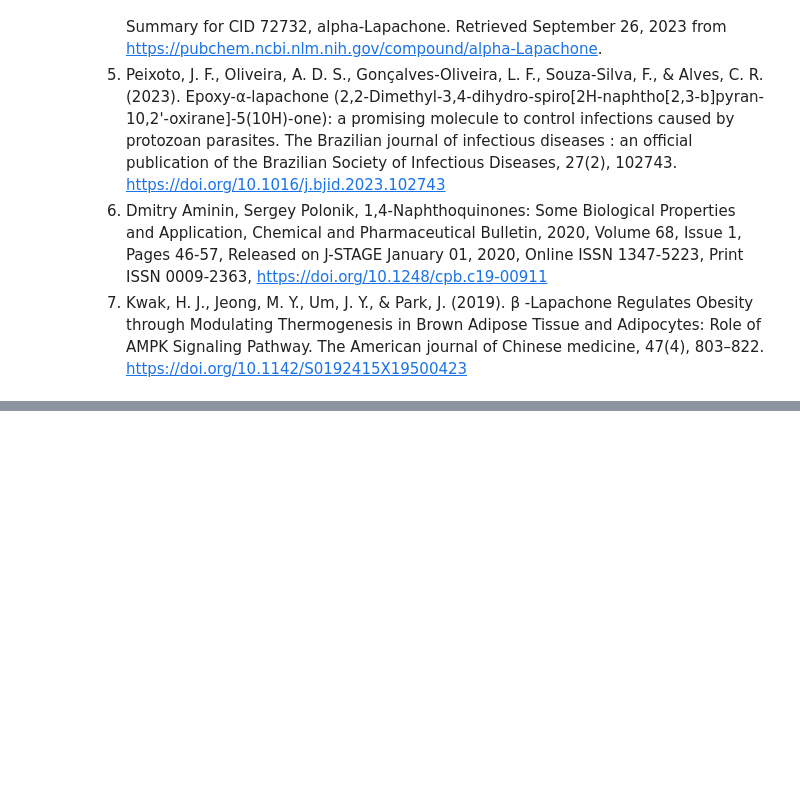
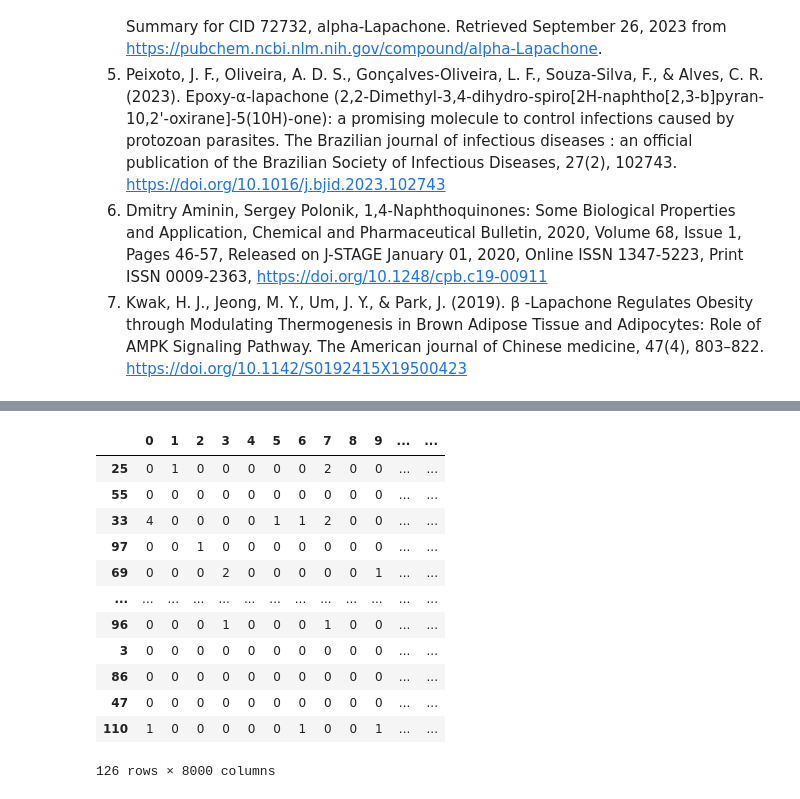
Before and after one commit to aysanraza/alpha-lapachone, a Jupyter notebook: alpha_lapachone.ipynb, the cells around one changed output, grey strips where cells are left out. Cells and saved outputs as stored; diff of their text form; code cells hidden in the pictures; blank space fills up the shorter version.

Commit message:
Data Preprocessing

```diff
--- a/alpha_lapachone.ipynb
+++ b/alpha_lapachone.ipynb
@@ -23,0 +37,9 @@ References:
+# %%
+# data importation
+
+df1 = pd.read_csv("/content/drive/MyDrive/Colab Notebooks/data/alpha_lapachone_targets_tripeptide.csv", header=None)
+print(df1.shape)
+#df2 = pd.read_csv("/content/drive/MyDrive/Colab Notebooks/data/alpha_lapachone_non_targets_tripeptide.csv", header=None)
+df2 = pd.read_csv('/content/drive/MyDrive/Colab Notebooks/data/tripeptide_data_non-pd.csv', header=None)
+df2 = df2.head(84)
+print(df2.shape)
@@ -23,0 +49,10 @@ References:
+# %%
+# data transformation and mangling
+
+df1['label'] = 1
+df2['label'] = 0
+df = pd.concat([df1, df2], ignore_index=True)
+df = shuffle(df)
+print (df.shape)
+print (df)
+df.fillna(method ='pad', inplace=True) # filling null values with pad
@@ -23,0 +77,18 @@ References:
+# %%
+# features extraction
+
+features = df.iloc[:, :-1]; features
+# %% [output]
+|  | 0 | 1 | 2 | 3 | 4 | 5 | 6 | 7 | 8 | 9 | ... | ... |
+| 25 | 0 | 1 | 0 | 0 | 0 | 0 | 0 | 2 | 0 | 0 | ... | ... |
+| 55 | 0 | 0 | 0 | 0 | 0 | 0 | 0 | 0 | 0 | 0 | ... | ... |
+| 33 | 4 | 0 | 0 | 0 | 0 | 1 | 1 | 2 | 0 | 0 | ... | ... |
+| 97 | 0 | 0 | 1 | 0 | 0 | 0 | 0 | 0 | 0 | 0 | ... | ... |
+| 69 | 0 | 0 | 0 | 2 | 0 | 0 | 0 | 0 | 0 | 1 | ... | ... |
+| ... | ... | ... | ... | ... | ... | ... | ... | ... | ... | ... | ... | ... |
+| 96 | 0 | 0 | 0 | 1 | 0 | 0 | 0 | 1 | 0 | 0 | ... | ... |
+| 3 | 0 | 0 | 0 | 0 | 0 | 0 | 0 | 0 | 0 | 0 | ... | ... |
+| 86 | 0 | 0 | 0 | 0 | 0 | 0 | 0 | 0 | 0 | 0 | ... | ... |
+| 47 | 0 | 0 | 0 | 0 | 0 | 0 | 0 | 0 | 0 | 0 | ... | ... |
+| 110 | 1 | 0 | 0 | 0 | 0 | 0 | 1 | 0 | 0 | 1 | ... | ... |
+126 rows × 8000 columns
```
Also changed, not shown: parts of 7 cells of this notebook.
